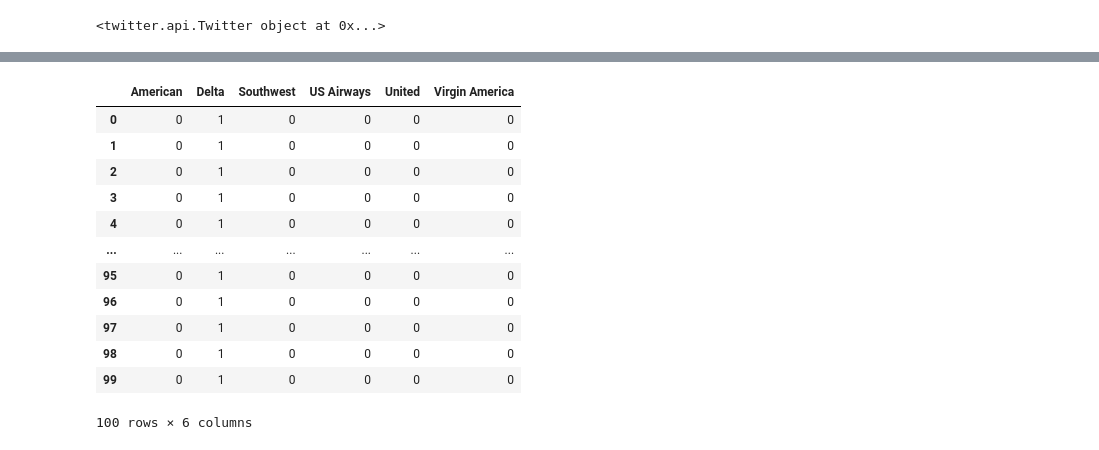
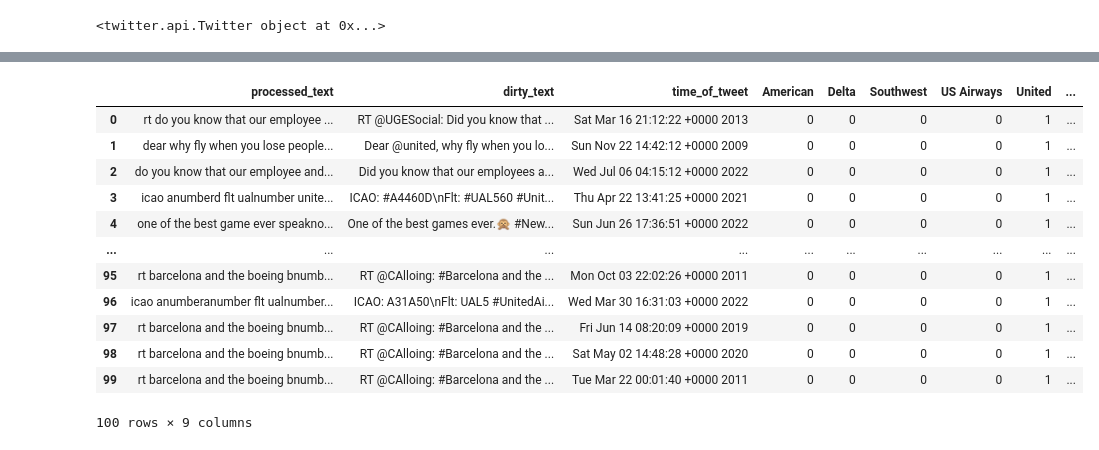
Before and after one commit to feelgd777/nlp_tweets, a Jupyter notebook: data_cleaning.ipynb, the cells around one changed output, grey strips where cells are left out. Saved outputs shown, nothing was run; the diff lists cells and outputs as text; code cells hidden in the pictures.

```diff
--- a/data_cleaning.ipynb
+++ b/data_cleaning.ipynb
@@ -535,10 +718,11 @@ airlines_dict['Delta'] = '#DeltaAirlines'
 def get_tweets(hashtag, number):
     list_of_tweets =[]
     list_of_dirty_tweets =[]
+    times = []
     search_results = twitter_api.search.tweets(q=hashtag, count=number)
-    print(hashtag + ':' + str(len(search_results['statuses'])) + "\n")
+#     print(hashtag + ':' + str(len(search_results['statuses'])) + "\n")
     for num in range(len(search_results['statuses'])):
         list_of_tweets.append(process_text(search_results['statuses'][num]['text']))
         list_of_dirty_tweets.append(search_results['statuses'][num]['text'])
-
-    return list_of_tweets, list_of_dirty_tweets
+        times.append(search_results['statuses'][num]['user']['created_at'])
+    return list_of_tweets, list_of_dirty_tweets, times
@@ -556,7 +731,7 @@ X_real_by_airline = {}
 for column_name, hashtag  in airlines_dict.items():
     X_real_one_airline = pd.DataFrame(get_tweets(hashtag, 1000)[0], columns=['processed_text'])
     X_real_one_airline['dirty_text'] = get_tweets(hashtag, 1000)[1]
-
+    X_real_one_airline['time_of_tweet'] = get_tweets(hashtag, 1000)[2]
     for other_col_name in airlines_dict.keys():
         if other_col_name == column_name:
             X_real_one_airline[column_name] = 1
@@ -588,17 +745,17 @@ for column_name, hashtag  in airlines_dict.items():
-# %%
-X_real_by_airline['Delta'].drop(columns= ['processed_text', 'dirty_text'])
-# %% [output]
-|  | American | Delta | Southwest | US Airways | United | Virgin America |
-| 0 | 0 | 1 | 0 | 0 | 0 | 0 |
-| 1 | 0 | 1 | 0 | 0 | 0 | 0 |
-| 2 | 0 | 1 | 0 | 0 | 0 | 0 |
-| 3 | 0 | 1 | 0 | 0 | 0 | 0 |
-| 4 | 0 | 1 | 0 | 0 | 0 | 0 |
-| ... | ... | ... | ... | ... | ... | ... |
-| 95 | 0 | 1 | 0 | 0 | 0 | 0 |
-| 96 | 0 | 1 | 0 | 0 | 0 | 0 |
-| 97 | 0 | 1 | 0 | 0 | 0 | 0 |
-| 98 | 0 | 1 | 0 | 0 | 0 | 0 |
-| 99 | 0 | 1 | 0 | 0 | 0 | 0 |
-100 rows × 6 columns
+# %%
+X_real_by_airline['United']
+# %% [output]
+|  | processed_text | dirty_text | time_of_tweet | American | Delta | Southwest | US Airways | United | ... |
+| 0 | rt do you know that our employee ... | RT @UGESocial: Did you know that ... | Sat Mar 16 21:12:22 +0000 2013 | 0 | 0 | 0 | 0 | 1 | ... |
+| 1 | dear why fly when you lose people... | Dear @united, why fly when you lo... | Sun Nov 22 14:42:12 +0000 2009 | 0 | 0 | 0 | 0 | 1 | ... |
+| 2 | do you know that our employee and... | Did you know that our employees a... | Wed Jul 06 04:15:12 +0000 2022 | 0 | 0 | 0 | 0 | 1 | ... |
+| 3 | icao anumberd flt ualnumber unite... | ICAO: #A4460D\nFlt: #UAL560 #Unit... | Thu Apr 22 13:41:25 +0000 2021 | 0 | 0 | 0 | 0 | 1 | ... |
+| 4 | one of the best game ever speakno... | One of the best games ever.🙊 #New... | Sun Jun 26 17:36:51 +0000 2022 | 0 | 0 | 0 | 0 | 1 | ... |
+| ... | ... | ... | ... | ... | ... | ... | ... | ... | ... |
+| 95 | rt barcelona and the boeing bnumb... | RT @CAlloing: #Barcelona and the ... | Mon Oct 03 22:02:26 +0000 2011 | 0 | 0 | 0 | 0 | 1 | ... |
+| 96 | icao anumberanumber flt ualnumber... | ICAO: A31A50\nFlt: UAL5 #UnitedAi... | Wed Mar 30 16:31:03 +0000 2022 | 0 | 0 | 0 | 0 | 1 | ... |
+| 97 | rt barcelona and the boeing bnumb... | RT @CAlloing: #Barcelona and the ... | Fri Jun 14 08:20:09 +0000 2019 | 0 | 0 | 0 | 0 | 1 | ... |
+| 98 | rt barcelona and the boeing bnumb... | RT @CAlloing: #Barcelona and the ... | Sat May 02 14:48:28 +0000 2020 | 0 | 0 | 0 | 0 | 1 | ... |
+| 99 | rt barcelona and the boeing bnumb... | RT @CAlloing: #Barcelona and the ... | Tue Mar 22 00:01:40 +0000 2011 | 0 | 0 | 0 | 0 | 1 | ... |
+100 rows × 9 columns
 # %%
```
Also changed, not shown: parts of 71 cells of this notebook.
